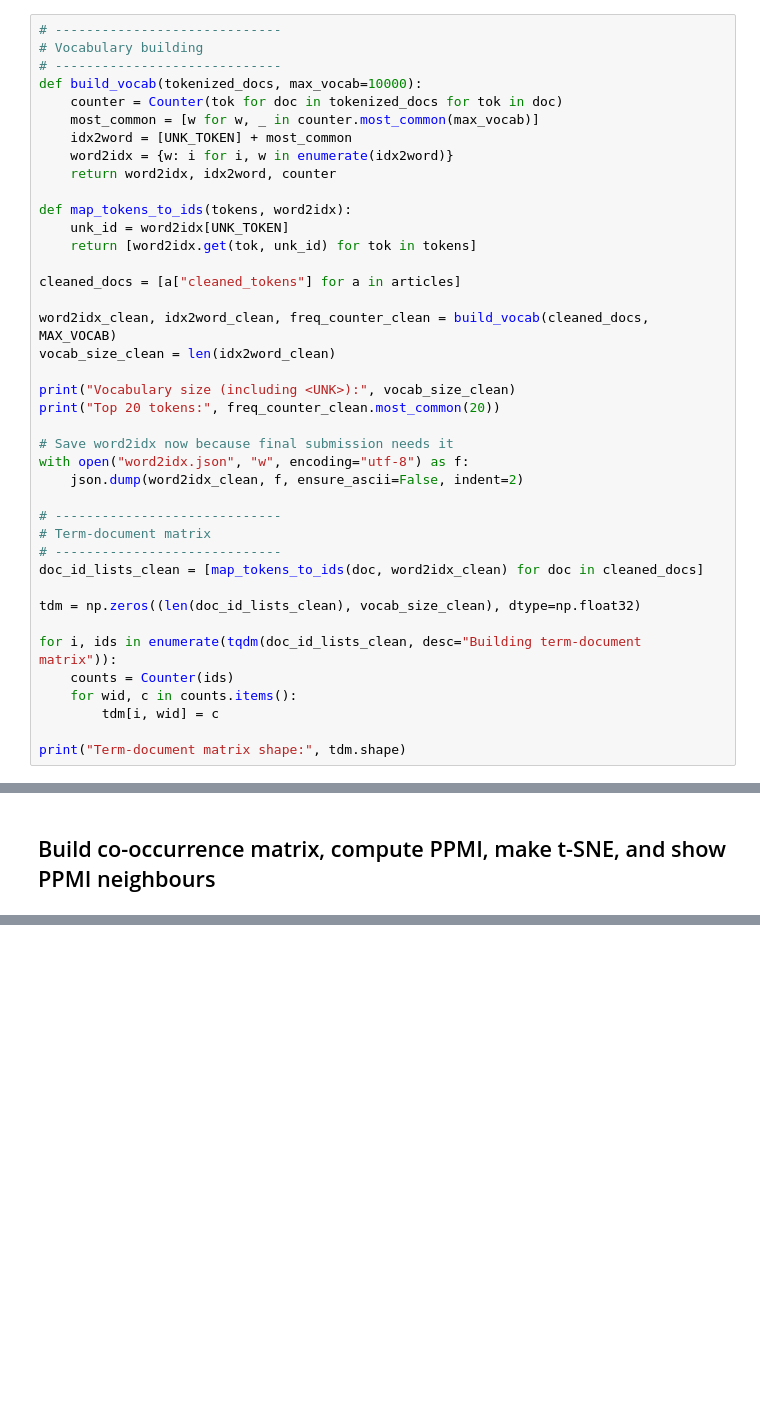
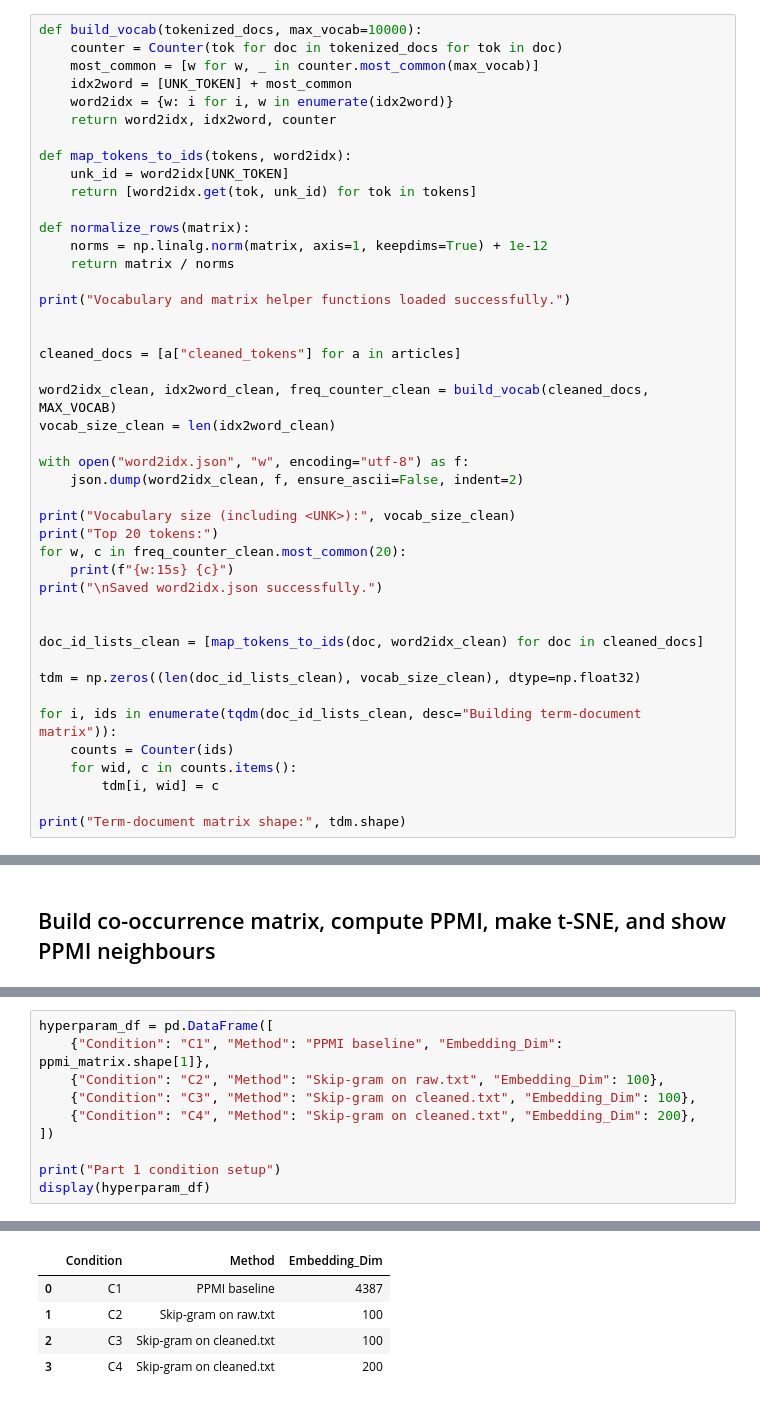
Before and after one commit to Sameer-Khan08/NLP-Assignment-2, a Jupyter notebook: Part1.ipynb, the cells around one changed output, grey strips where cells are left out. Saved outputs shown, nothing was run; the diff lists cells and outputs as text; blank space fills up the shorter version.

```diff
--- a/Part1.ipynb
+++ b/Part1.ipynb
@@ -236,9 +324,6 @@ Name: count, dtype: int64
 # %% [markdown]
 ## Build the 10,000-word vocabulary and term-document matrix
 # %%
-# -----------------------------
-# Vocabulary building
-# -----------------------------
 def build_vocab(tokenized_docs, max_vocab=10000):
     counter = Counter(tok for doc in tokenized_docs for tok in doc)
     most_common = [w for w, _ in counter.most_common(max_vocab)]
@@ -250,21 +335,28 @@ def map_tokens_to_ids(tokens, word2idx):
     unk_id = word2idx[UNK_TOKEN]
     return [word2idx.get(tok, unk_id) for tok in tokens]
 
+def normalize_rows(matrix):
+    norms = np.linalg.norm(matrix, axis=1, keepdims=True) + 1e-12
+    return matrix / norms
+
+print("Vocabulary and matrix helper functions loaded successfully.")
+
+
 cleaned_docs = [a["cleaned_tokens"] for a in articles]
 
 word2idx_clean, idx2word_clean, freq_counter_clean = build_vocab(cleaned_docs, MAX_VOCAB)
 vocab_size_clean = len(idx2word_clean)
 
-print("Vocabulary size (including <UNK>):", vocab_size_clean)
-print("Top 20 tokens:", freq_counter_clean.most_common(20))
-
-# Save word2idx now because final submission needs it
 with open("word2idx.json", "w", encoding="utf-8") as f:
     json.dump(word2idx_clean, f, ensure_ascii=False, indent=2)
 
-# -----------------------------
-# Term-document matrix
-# -----------------------------
+print("Vocabulary size (including <UNK>):", vocab_size_clean)
+print("Top 20 tokens:")
+for w, c in freq_counter_clean.most_common(20):
+    print(f"{w:15s} {c}")
+print("\nSaved word2idx.json successfully.")
+
+
 doc_id_lists_clean = [map_tokens_to_ids(doc, word2idx_clean) for doc in cleaned_docs]
 
 tdm = np.zeros((len(doc_id_lists_clean), vocab_size_clean), dtype=np.float32)
@@ -899,0 +1131,11 @@ Pakistan -> پاکستان
+# %%
+hyperparam_df = pd.DataFrame([
+    {"Condition": "C1", "Method": "PPMI baseline", "Embedding_Dim": ppmi_matrix.shape[1]},
+    {"Condition": "C2", "Method": "Skip-gram on raw.txt", "Embedding_Dim": 100},
+    {"Condition": "C3", "Method": "Skip-gram on cleaned.txt", "Embedding_Dim": 100},
+    {"Condition": "C4", "Method": "Skip-gram on cleaned.txt", "Embedding_Dim": 200},
+])
+
+print("Part 1 condition setup")
+display(hyperparam_df)
+# %% [output]
@@ -899,0 +1143,5 @@ Pakistan -> پاکستان
+|  | Condition | Method | Embedding_Dim |
+| 0 | C1 | PPMI baseline | 4387 |
+| 1 | C2 | Skip-gram on raw.txt | 100 |
+| 2 | C3 | Skip-gram on cleaned.txt | 100 |
+| 3 | C4 | Skip-gram on cleaned.txt | 200 |
```
Also changed, not shown: parts of 36 cells of this notebook, 2 other files.
